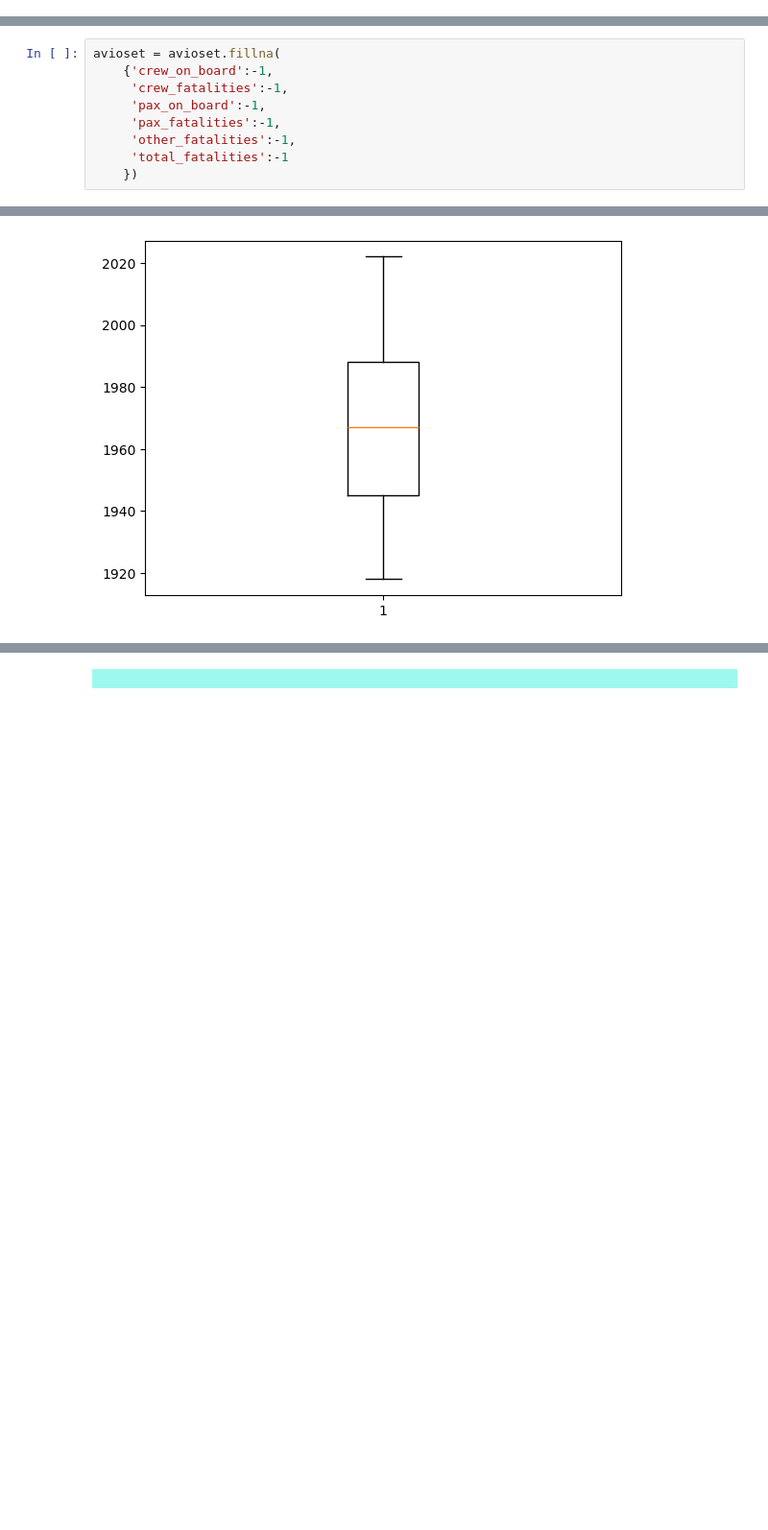
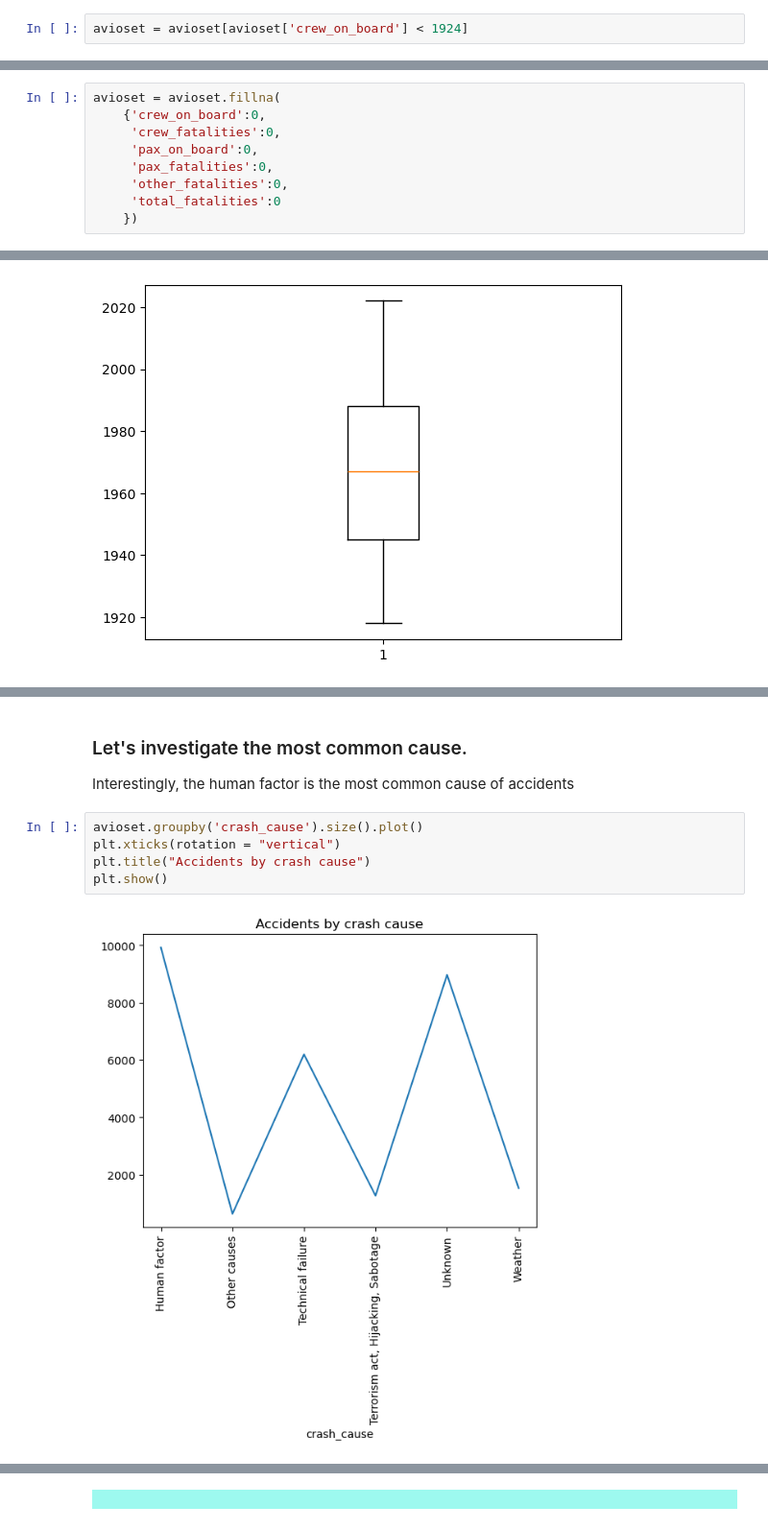
Before and after one commit to petiatodorova/Accidents-in-Aviation-Analysis, a Jupyter notebook: Dataset_1_AAB.ipynb, the cells around one changed output, grey strips where cells are left out. Shown at 96% size. Cells and saved outputs as stored; diff of their text form; blank space fills up the shorter version.

```diff
--- a/Dataset_1_AAB.ipynb
+++ b/Dataset_1_AAB.ipynb
@@ -211,0 +241,2 @@ Additionally all nan values for crew_on_board, crew_fatalities, pax_on_board, pa
+# %%
+avioset = avioset[avioset['crew_on_board'] < 1924]
@@ -212,11 +273,11 @@ Additionally all nan values for crew_on_board, crew_fatalities, pax_on_board, pa
 # %%
 avioset = avioset.fillna(
-    {'crew_on_board':-1,
-     'crew_fatalities':-1,
-     'pax_on_board':-1,
-     'pax_fatalities':-1,
-     'other_fatalities':-1,
-     'total_fatalities':-1
+    {'crew_on_board':0,
+     'crew_fatalities':0,
+     'pax_on_board':0,
+     'pax_fatalities':0,
+     'other_fatalities':0,
+     'total_fatalities':0
     })
 # %%
 # Nan in survivors we'll fill with "unknown"
@@ -401,0 +486,10 @@ plt.show()
+# %% [markdown]
+### Let's investigate the most common cause.
+Interestingly, the human factor is the most common cause of accidents
+# %%
+avioset.groupby('crash_cause').size().plot()
+plt.xticks(rotation = "vertical")
+plt.title("Accidents by crash cause")
+plt.show()
+# %% [output]
+[figure, added]
```
Also changed, not shown: parts of 52 cells of this notebook.
